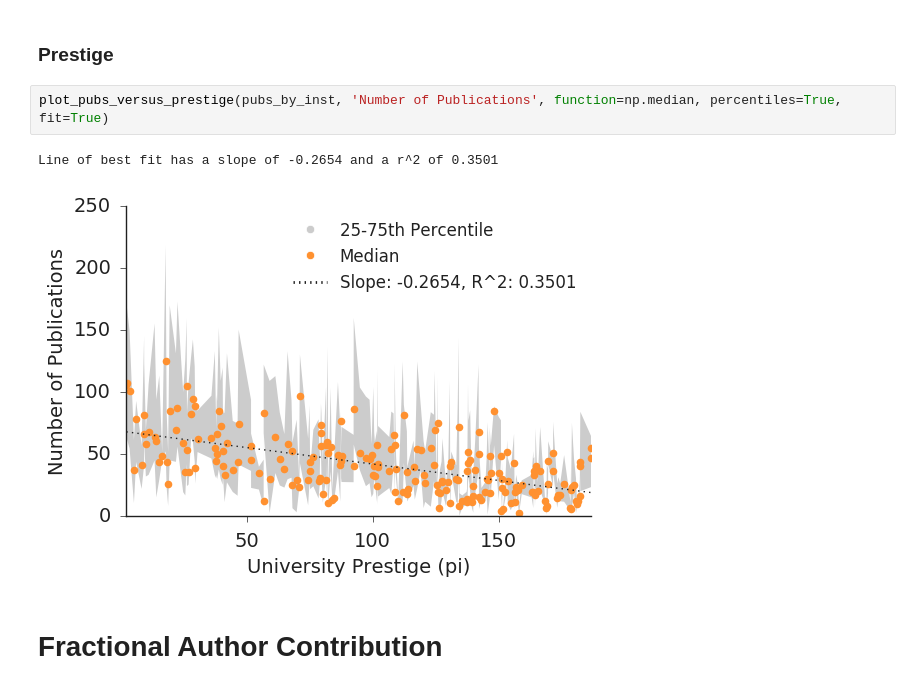
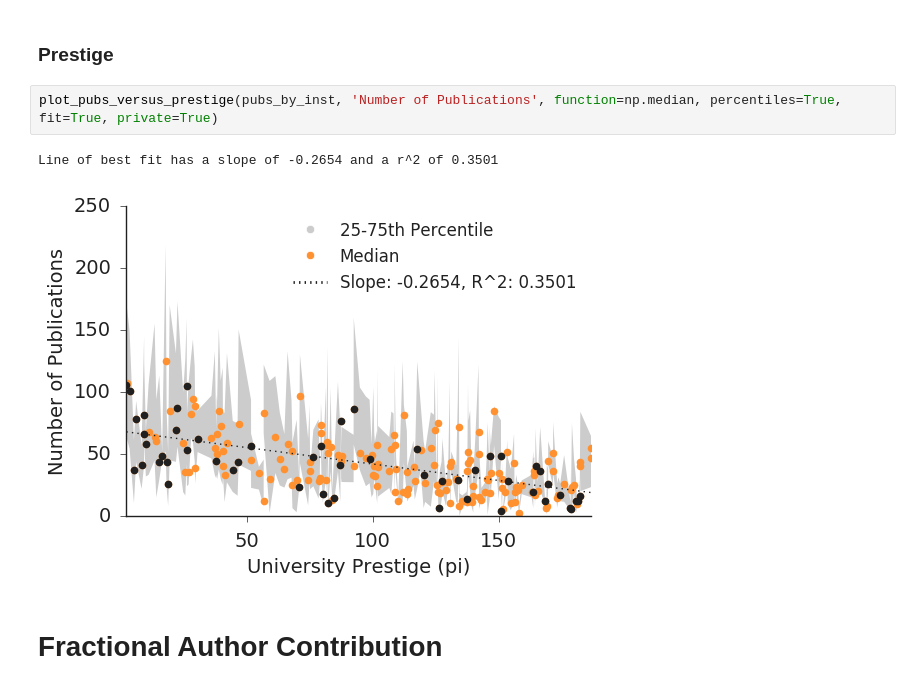
Before and after one commit to dimecon/faculty_hiring, a Jupyter notebook: notebooks-productivity/Differences_In_Productivity_By_Prestige.ipynb, the cells around one changed output. Drawn from its saved outputs; the diff is of its cells as text.

```diff
--- a/notebooks-productivity/Differences_In_Productivity_By_Prestige.ipynb
+++ b/notebooks-productivity/Differences_In_Productivity_By_Prestige.ipynb
@@ -50,10 +50,10 @@ for (name, inst_data) in inst.items():
 # %% [markdown]
 ### Prestige
 # %%
-plot_pubs_versus_prestige(pubs_by_inst, 'Number of Publications', function=np.median, percentiles=True, fit=True)
+plot_pubs_versus_prestige(pubs_by_inst, 'Number of Publications', function=np.median, percentiles=True, fit=True, private=True)
 # %% [output]
 Line of best fit has a slope of -0.2654 and a r^2 of 0.3501
-[figure, old version]
+[figure, new version]
 # %% [markdown]
 # Fractional Author Contribution
 # %%
```
Also changed, not shown: parts of 2 cells of this notebook, 2 other files.
